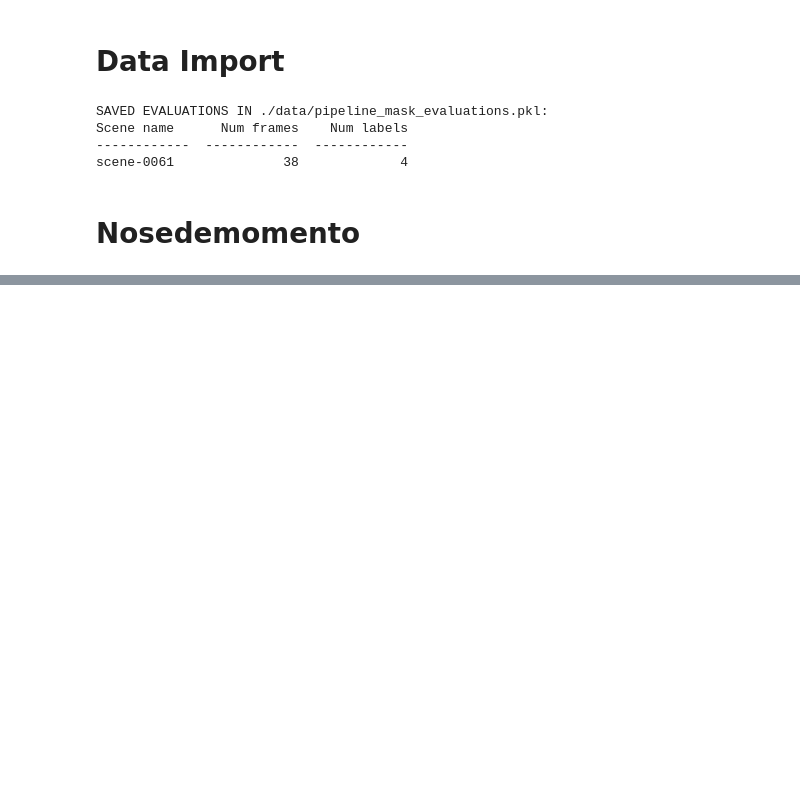
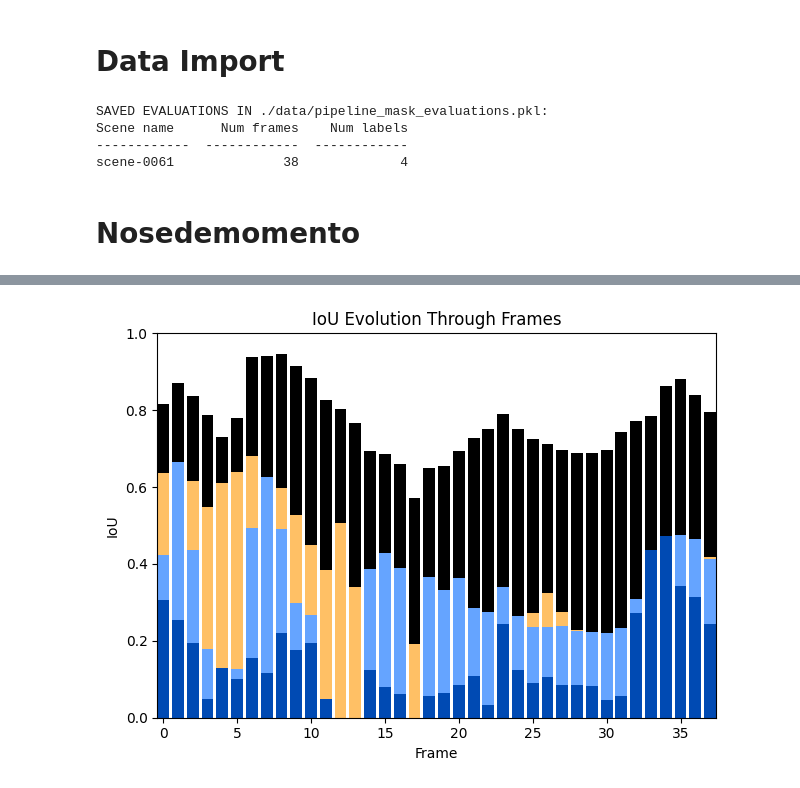
Before and after one commit to alanglk/BEV2Seg_2, a Jupyter notebook: notebooks/evaluate_masks.ipynb, the cells around one changed output, grey strips where cells are left out. Drawn from its saved outputs; the diff is of its cells as text; code cells hidden in the pictures; blank space fills up the shorter version.

```diff
--- a/notebooks/evaluate_masks.ipynb
+++ b/notebooks/evaluate_masks.ipynb
@@ -97,0 +255,9 @@ data['scene-0061']
+# %%
+plot_mean_iou_per_frame(data, 'scene-0061', 'background', title="")
+plot_mean_iou_per_frame(data, 'scene-0061', 'driveable', title="")
+plot_mean_iou_per_frame(data, 'scene-0061', 'occluded', title="")
+plot_mean_iou_per_frame(data, 'scene-0061', 'occuped', title="IoU Evolution Through Frames")
+plt.tight_layout()
+plt.show()
+# %% [output]
+[figure, added]
```
Also changed, not shown: parts of 5 cells of this notebook.
